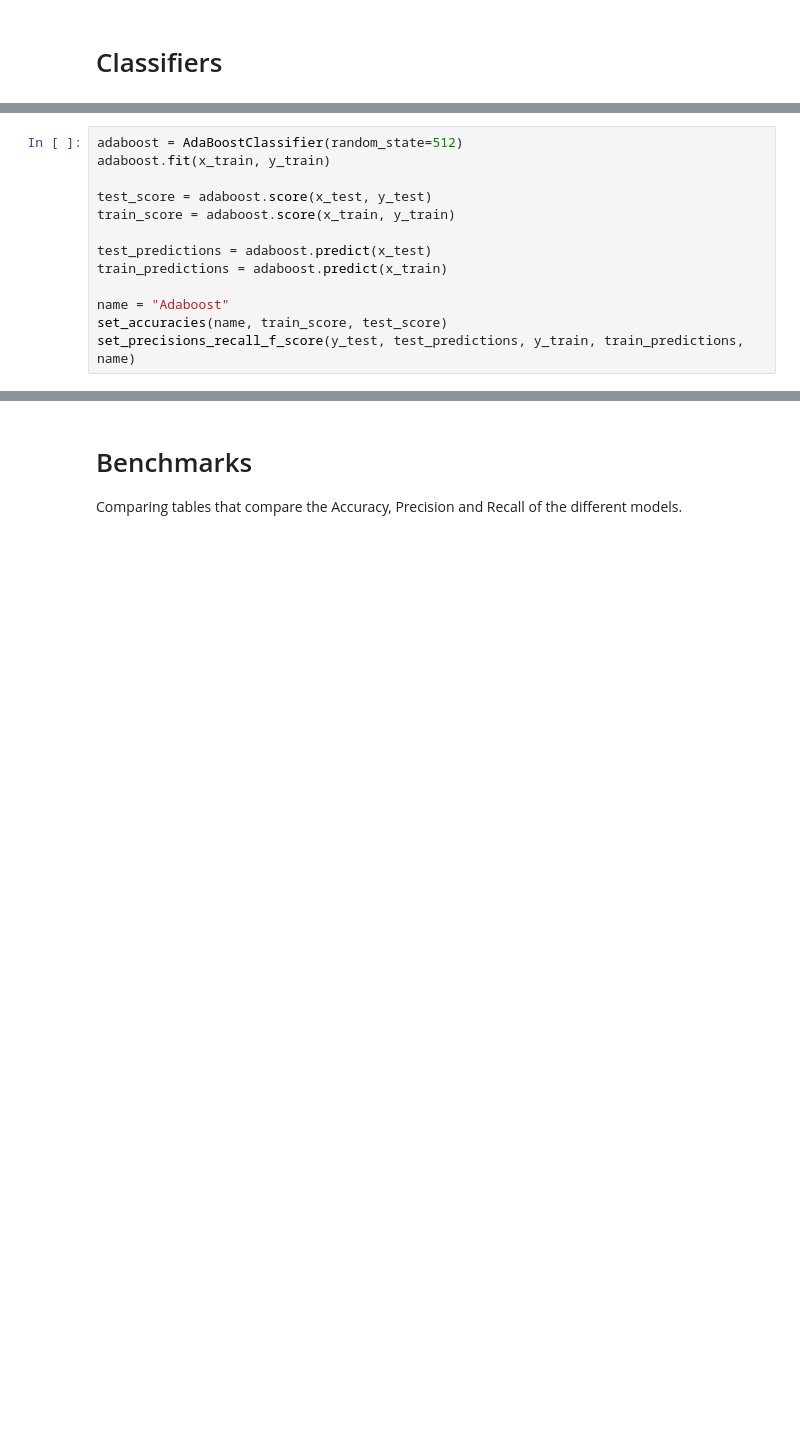
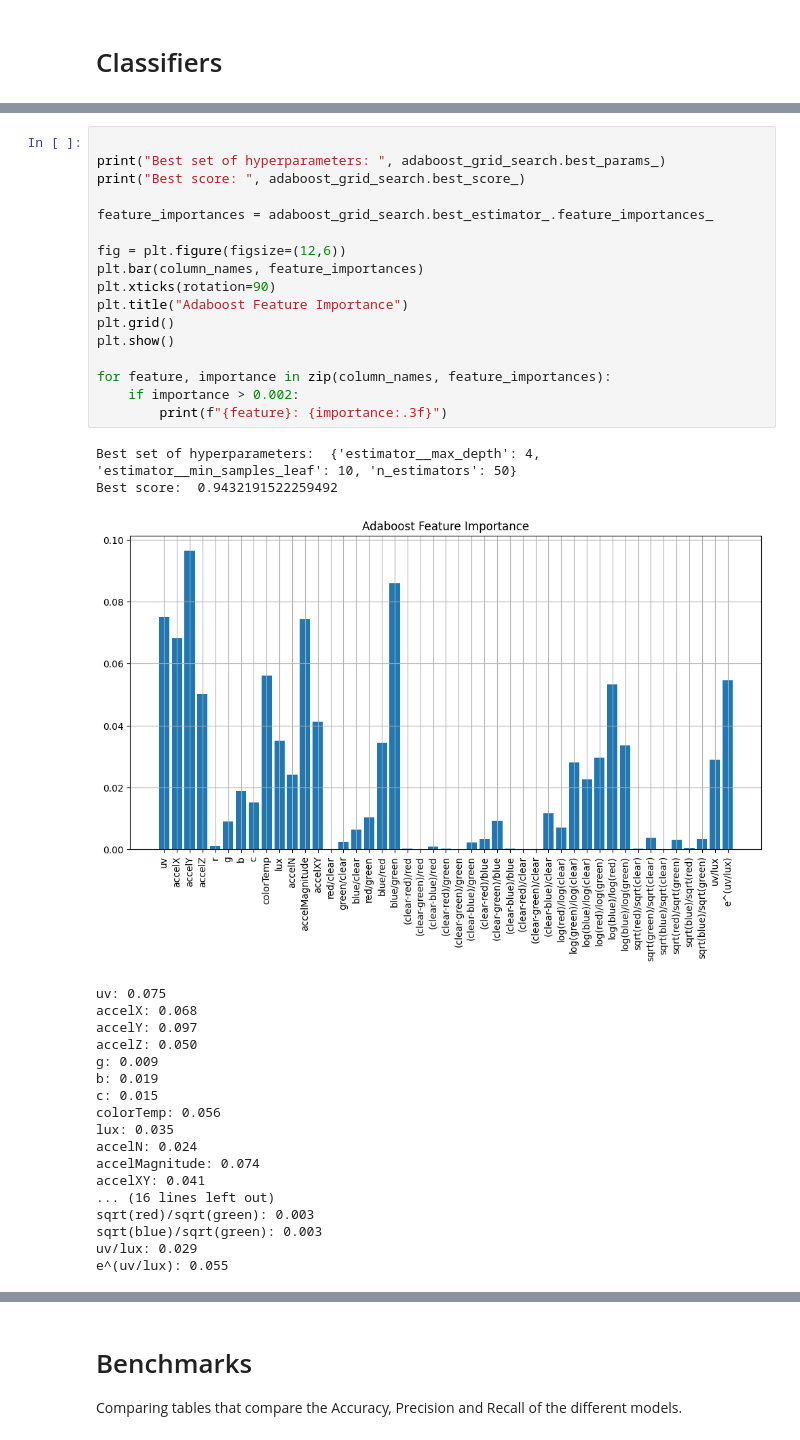
Before and after one commit to uoa-compsci399-s1-2024/capstone-project-2024-s1-team-14-neox, a Jupyter notebook: classification/local/classification.ipynb, the cells around one changed output, grey strips where cells are left out. Drawn from its saved outputs; the diff is of its cells as text; blank space fills up the shorter version.

```diff
--- a/classification/local/classification.ipynb
+++ b/classification/local/classification.ipynb
@@ -375,13 +308,0 @@ Bagging [0.00106838 0.        ] [0.         0.00155763] [0.00053447 0.00077942]
-# %%
-adaboost = AdaBoostClassifier(random_state=512)
-adaboost.fit(x_train, y_train)
-
-test_score = adaboost.score(x_test, y_test)
-train_score = adaboost.score(x_train, y_train)
-
-test_predictions = adaboost.predict(x_test)
-train_predictions = adaboost.predict(x_train)
-
-name = "Adaboost"
-set_accuracies(name, train_score, test_score)
-set_precisions_recall_f_score(y_test, test_predictions, y_train, train_predictions, name)
@@ -391,3 +331,41 @@ Adaboost [0. 0.] [0. 0.] [0. 0.]
+# %%
+
+print("Best set of hyperparameters: ", adaboost_grid_search.best_params_)
+print("Best score: ", adaboost_grid_search.best_score_)
+
+feature_importances = adaboost_grid_search.best_estimator_.feature_importances_
+
+fig = plt.figure(figsize=(12,6))
+plt.bar(column_names, feature_importances)
+plt.xticks(rotation=90)
+plt.title("Adaboost Feature Importance")
+plt.grid()
+plt.show()
+
+for feature, importance in zip(column_names, feature_importances):
+    if importance > 0.002:
+        print(f"{feature}: {importance:.3f}")
+# %% [output]
+Best set of hyperparameters:  {'estimator__max_depth': 4, 'estimator__min_samples_leaf': 10, 'n_estimators': 50}
+Best score:  0.9432191522259492
+[figure, added]
+uv: 0.075
+accelX: 0.068
+accelY: 0.097
+accelZ: 0.050
+g: 0.009
+b: 0.019
+c: 0.015
+colorTemp: 0.056
+lux: 0.035
+accelN: 0.024
+accelMagnitude: 0.074
+accelXY: 0.041
+... (16 lines left out)
+sqrt(red)/sqrt(green): 0.003
+sqrt(blue)/sqrt(green): 0.003
+uv/lux: 0.029
+e^(uv/lux): 0.055
 # %%
 rf_param_grid = {
     'bootstrap': [True],
```
Also changed, not shown: parts of 22 cells of this notebook.
